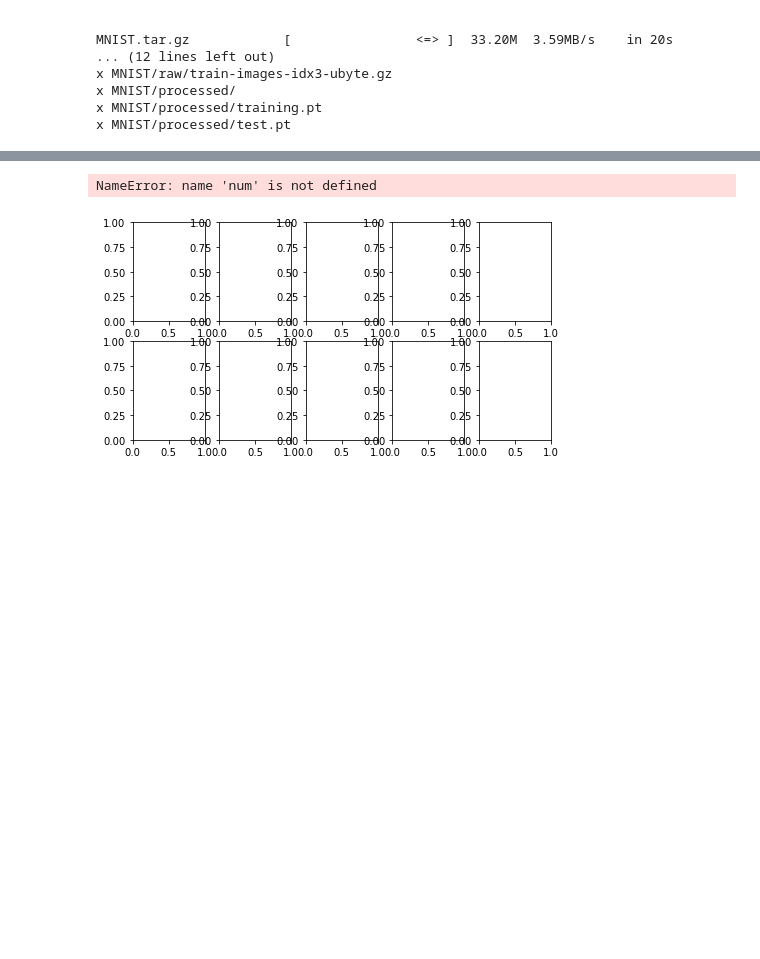
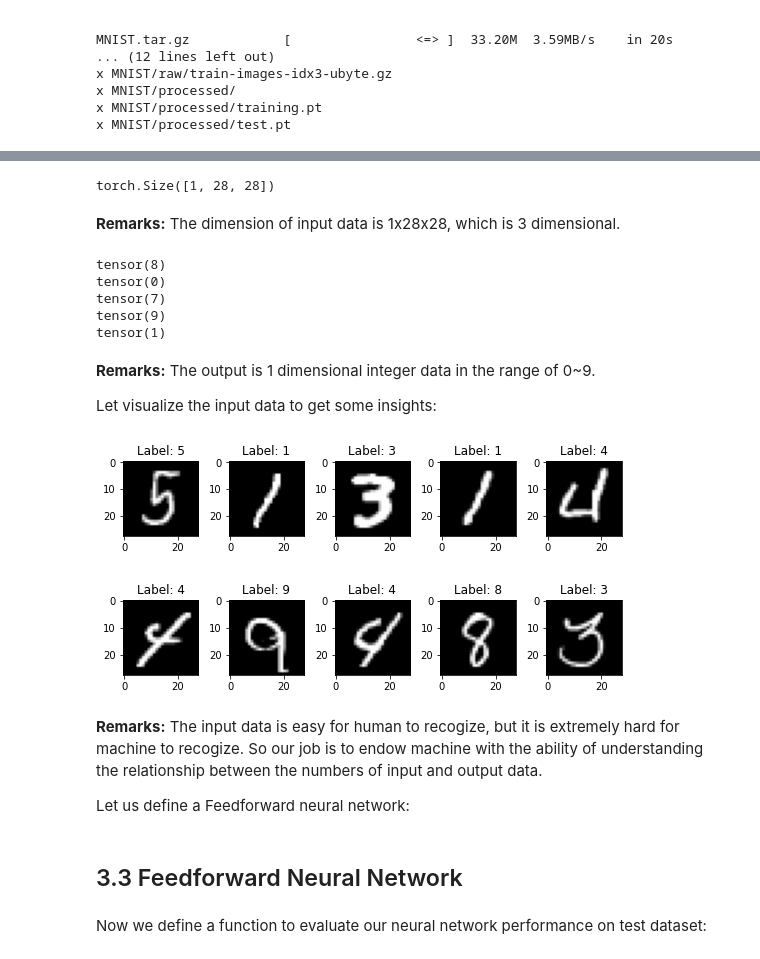
Before and after one commit to rojas70/MAEG-3080-project, a Jupyter notebook: 01-pytorch-tutorial.ipynb, the cells around one changed output, grey strips where cells are left out. Saved outputs shown, nothing was run; the diff lists cells and outputs as text; code cells hidden in the pictures; blank space fills up the shorter version.

```diff
--- a/01-pytorch-tutorial.ipynb
+++ b/01-pytorch-tutorial.ipynb
@@ -190,0 +250,4 @@ x MNIST/processed/test.pt
+# %%
+for images, labels in train_loader:
+    print(images[0]) # print the input data for the 1st data point
+    break
@@ -191,51 +272,44 @@ x MNIST/processed/test.pt
+# %%
+for images, labels in train_loader:
+    print(images[0].shape) # print the input data for the 1st data point
+    break
+# %% [output]
+torch.Size([1, 28, 28])
+# %% [markdown]
+**Remarks:** The dimension of input data is 1x28x28, which is 3 dimensional.
+# %%
+for images, labels in train_loader:
+    for j in range(5):
+        print(labels[j]) # print the Output data for the 1st data point
+    break
+# %% [output]
+tensor(8)
+tensor(0)
+tensor(7)
+tensor(9)
+tensor(1)
+# %% [markdown]
+**Remarks:** The output is 1 dimensional integer data in the range of 0~9.
+
+Let visualize the input data to get some insights:
 # %%
-import torch
-import torch.nn as nn
-import torchvision
-import torchvision.transforms as transforms
-import matplotlib.pyplot as plt
-%matplotlib inline
-
-
-# Device configuration
-device = torch.device('cuda' if torch.cuda.is_available() else 'cpu')
-
-# Hyper-parameters
-input_size = 784
-hidden_size = 500
-num_classes = 10
-num_epochs = 5
-batch_size = 100
-learning_rate = 0.001
-
-# MNIST dataset
-train_dataset = torchvision.datasets.MNIST(root='./',
-                                           train=True,
-                                           transform=transforms.ToTensor())
-
-test_dataset = torchvision.datasets.MNIST(root='./',
-                                          train=False,
-                                          transform=transforms.ToTensor())
-
-# Data loader
-train_loader = torch.utils.data.DataLoader(dataset=train_dataset,
-                                           batch_size=batch_size,
-                                           shuffle=True)
-
-test_loader = torch.utils.data.DataLoader(dataset=test_dataset,
-                                          batch_size=batch_size,
-                                          shuffle=False)
+## plot the first 10 data in the dataset
 for images, labels in train_loader:
     num_row = 2
     num_col = 5
     fig, axes = plt.subplots(num_row, num_col,
                              figsize=(1.5*num_col,2*num_row))
-    for i in range(num):
+    for i in range(10):
         ax = axes[i//num_col, i%num_col]
         ax.imshow(images[i][0], cmap='gray')
         ax.set_title('Label: {}'.format(labels[i]))
     plt.tight_layout()
     break
 # %% [output]
-NameError: name 'num' is not defined
-[figure, old version]
+[figure, new version]
+# %% [markdown]
+**Remarks:** The input data is easy for human to recogize, but it is extremely hard for machine to recogize. So our job is to endow machine with the ability of understanding the relationship between the numbers of input and output data.
+
+Let us define a Feedforward neural network:
+# %% [markdown]
+## 3.3 Feedforward Neural Network
@@ -241,0 +338,2 @@ NameError: name 'num' is not defined
+# %% [markdown]
+Now we define a function to evaluate our neural network performance on test dataset:
```
Also changed, not shown: parts of 32 cells of this notebook.
